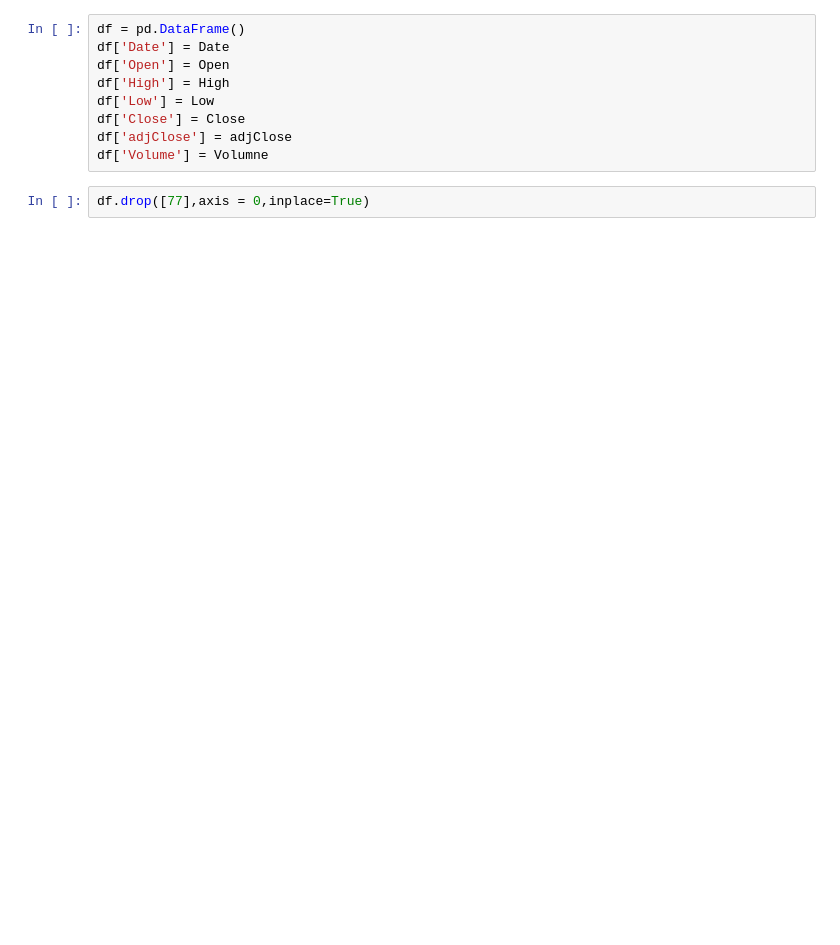
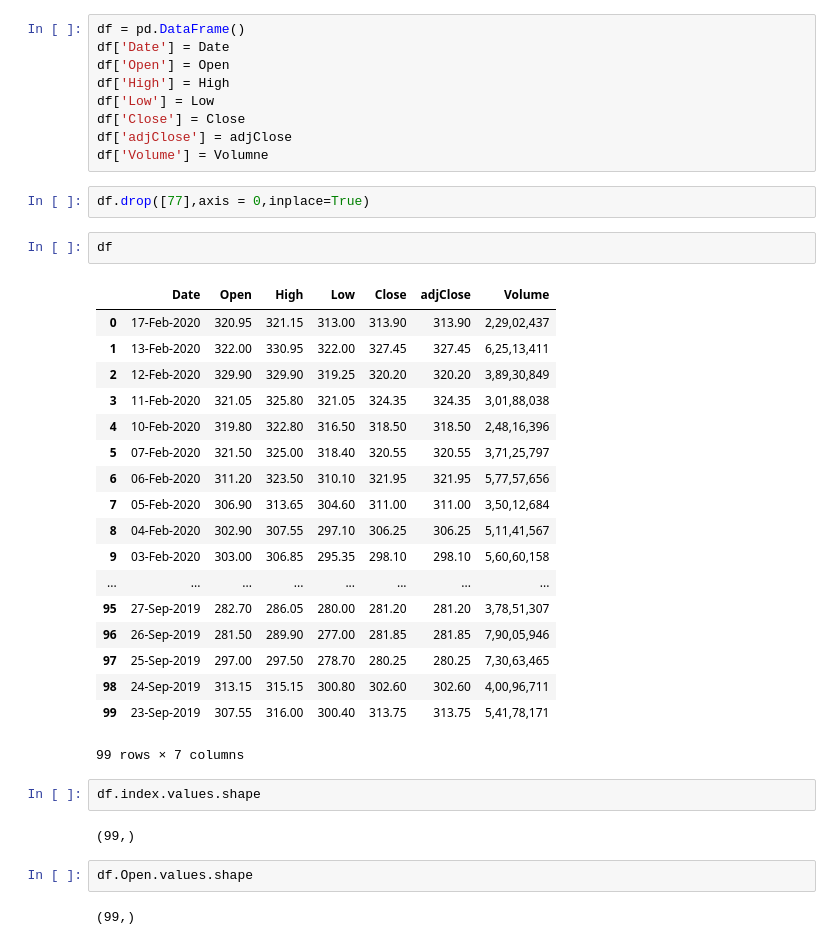
Before and after one commit to omfuke/StockVizualization, a Jupyter notebook: SBIStocks.ipynb, the cells around one changed output. Cells and saved outputs as stored; diff of their text form; blank space fills up the shorter version.

```diff
--- a/SBIStocks.ipynb
+++ b/SBIStocks.ipynb
@@ -85,3 +85,32 @@ df['adjClose'] = adjClose
 df['Volume'] = Volumne
 # %%
 df.drop([77],axis = 0,inplace=True)
+# %%
+df
+# %% [output]
+|  | Date | Open | High | Low | Close | adjClose | Volume |
+| 0 | 17-Feb-2020 | 320.95 | 321.15 | 313.00 | 313.90 | 313.90 | 2,29,02,437 |
+| 1 | 13-Feb-2020 | 322.00 | 330.95 | 322.00 | 327.45 | 327.45 | 6,25,13,411 |
+| 2 | 12-Feb-2020 | 329.90 | 329.90 | 319.25 | 320.20 | 320.20 | 3,89,30,849 |
+| 3 | 11-Feb-2020 | 321.05 | 325.80 | 321.05 | 324.35 | 324.35 | 3,01,88,038 |
+| 4 | 10-Feb-2020 | 319.80 | 322.80 | 316.50 | 318.50 | 318.50 | 2,48,16,396 |
+| 5 | 07-Feb-2020 | 321.50 | 325.00 | 318.40 | 320.55 | 320.55 | 3,71,25,797 |
+| 6 | 06-Feb-2020 | 311.20 | 323.50 | 310.10 | 321.95 | 321.95 | 5,77,57,656 |
+| 7 | 05-Feb-2020 | 306.90 | 313.65 | 304.60 | 311.00 | 311.00 | 3,50,12,684 |
+| 8 | 04-Feb-2020 | 302.90 | 307.55 | 297.10 | 306.25 | 306.25 | 5,11,41,567 |
+| 9 | 03-Feb-2020 | 303.00 | 306.85 | 295.35 | 298.10 | 298.10 | 5,60,60,158 |
+| ... | ... | ... | ... | ... | ... | ... | ... |
+| 95 | 27-Sep-2019 | 282.70 | 286.05 | 280.00 | 281.20 | 281.20 | 3,78,51,307 |
+| 96 | 26-Sep-2019 | 281.50 | 289.90 | 277.00 | 281.85 | 281.85 | 7,90,05,946 |
+| 97 | 25-Sep-2019 | 297.00 | 297.50 | 278.70 | 280.25 | 280.25 | 7,30,63,465 |
+| 98 | 24-Sep-2019 | 313.15 | 315.15 | 300.80 | 302.60 | 302.60 | 4,00,96,711 |
+| 99 | 23-Sep-2019 | 307.55 | 316.00 | 300.40 | 313.75 | 313.75 | 5,41,78,171 |
+99 rows × 7 columns
+# %%
+df.index.values.shape
+# %% [output]
+(99,)
+# %%
+df.Open.values.shape
+# %% [output]
+(99,)
```
Also changed, not shown: parts of 2 cells of this notebook, 2 other files.
